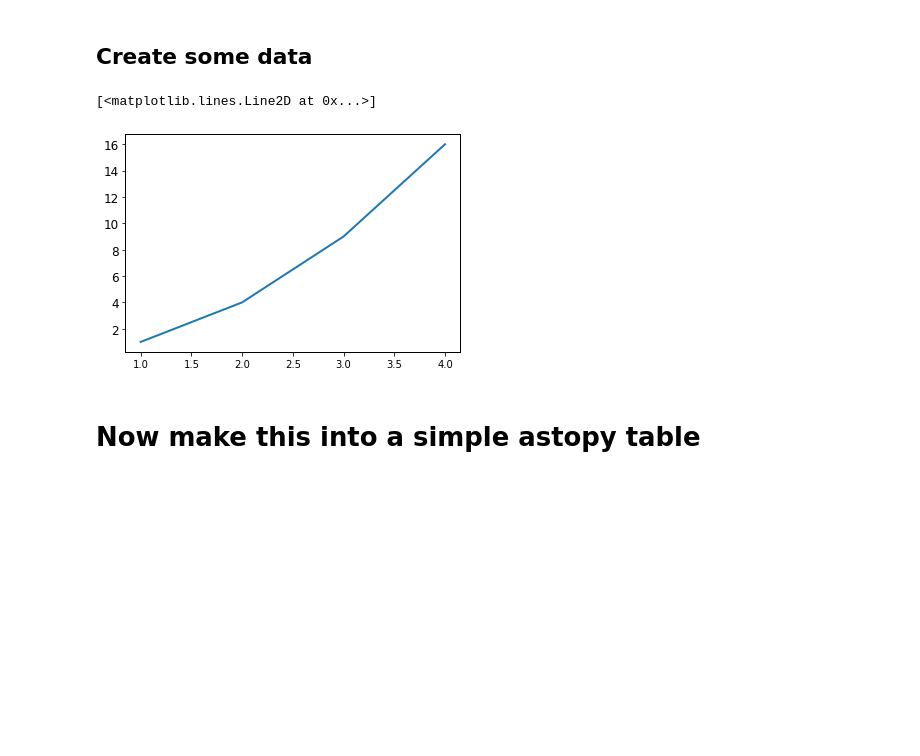
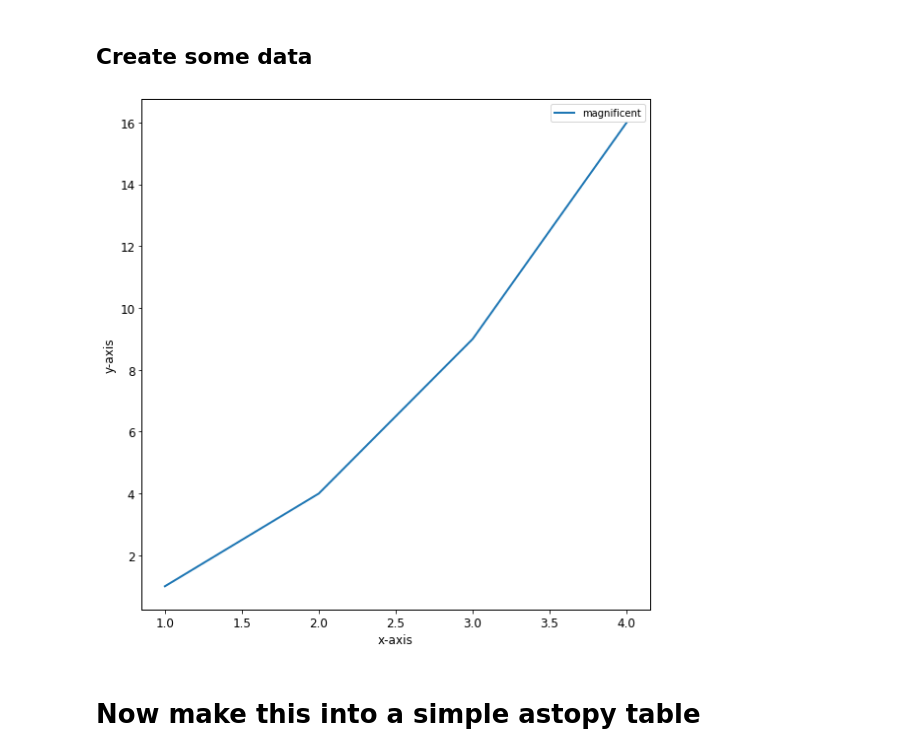
Before and after one commit to kslong/xonk, a Jupyter notebook: examples/tutorial/Tutorial.ipynb, the cells around one changed output. Cells and saved outputs as stored; diff of their text form; code cells hidden in the pictures; blank space fills up the shorter version.

```diff
--- a/examples/tutorial/Tutorial.ipynb
+++ b/examples/tutorial/Tutorial.ipynb
@@ -24,11 +24,17 @@ import numpy as np
 x=[1,2,3,4]
 x=np.array(x)  # Converty this to a numpy array so one can operate on the whole array at once
 y=x**2
-# %%
-plt.plot(x,y)
-# %% [output]
-[<matplotlib.lines.Line2D at 0x...>]
-[figure, removed]
+# %%
+
+plt.figure(1,(8,8))
+plt.plot(x,y,label='magnificent')
+plt.xlabel('x-axis')
+plt.ylabel('y-axis')
+plt.legend()
+plt.tight_layout()
+plt.savefig('dummy.png')
+# %% [output]
+[figure, added]
 # %% [markdown]
 # Now make this into a simple astopy table
 # %%
```
Also changed, not shown: parts of 2 cells of this notebook, 1 other file.
